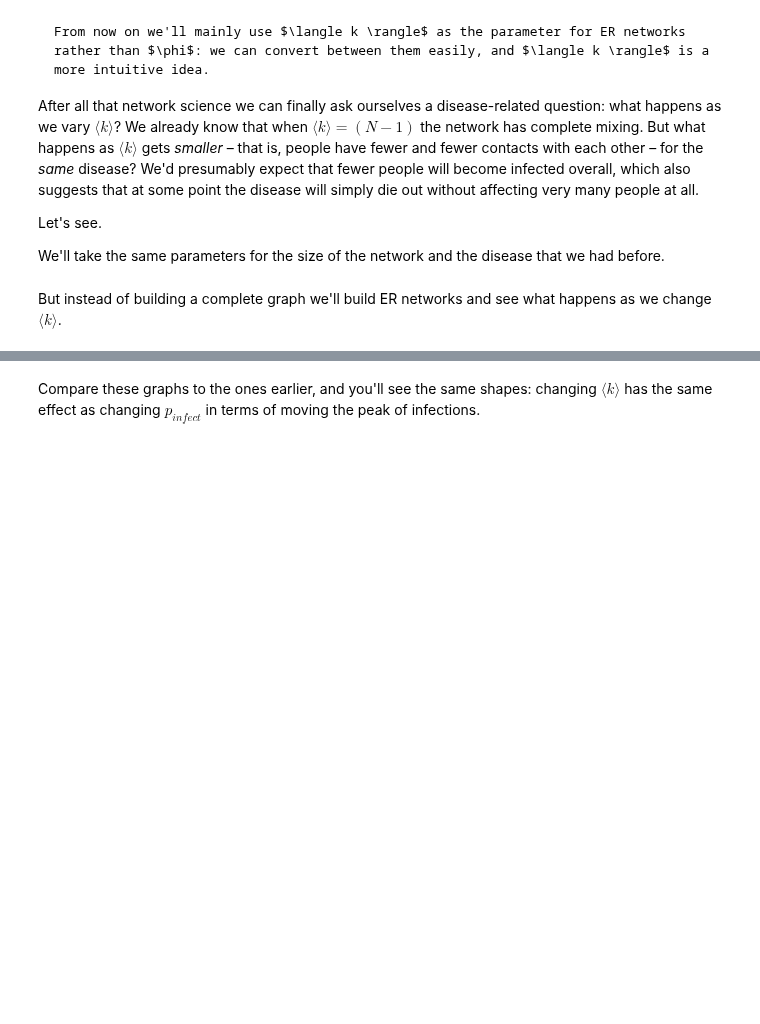
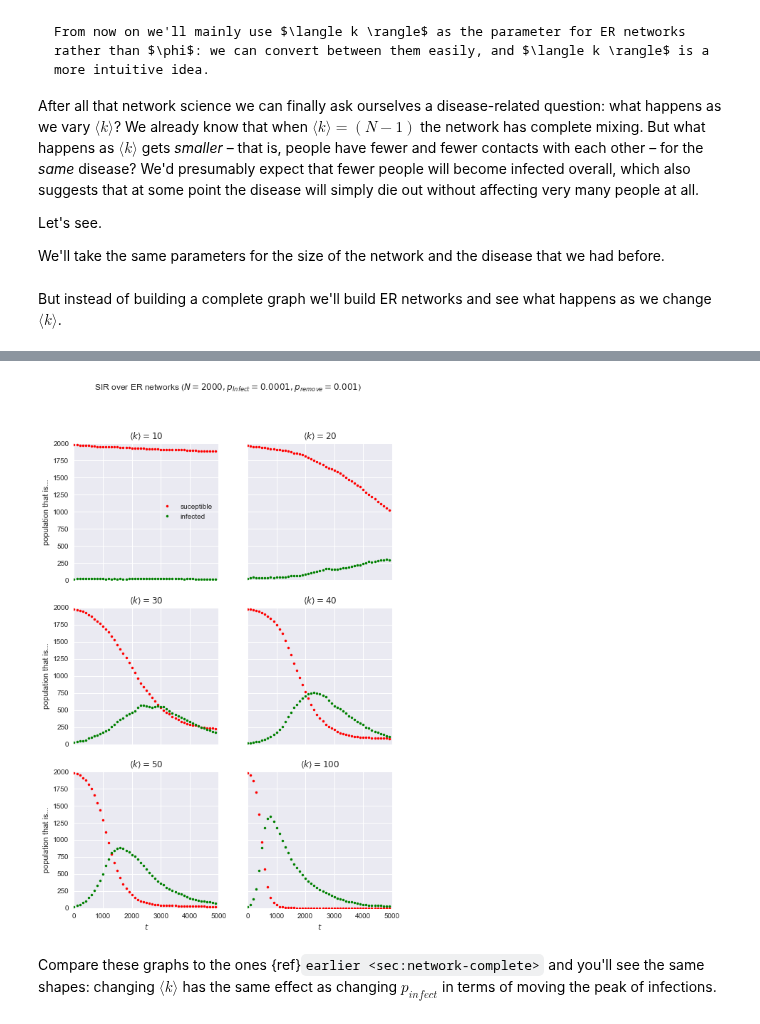
Before and after one commit to simoninireland/introduction-to-epidemics, a Jupyter notebook: src/er.ipynb, the cells around one changed output, grey strips where cells are left out. Cells and saved outputs as stored; diff of their text form; code cells hidden in the pictures; blank space fills up the shorter version.

Commit message:
Re-did graphs

```diff
--- a/src/er.ipynb
+++ b/src/er.ipynb
@@ -209,8 +209,8 @@ for (kmean, ax) in [ (10,  axs[0][0]),
 
     # run the corresponding simulation
     (sim_ts, sim_sss, sim_iss, sim_rss) = network_sir(T, g, pInfected, pInfect, pRemove)
-    ax.plot(sim_ts, sim_sss, 'rs', label='suceptible')
-    ax.plot(sim_ts, sim_iss, 'gs', label='infected')
+    ax.plot(sim_ts, sim_sss, 'r.', label='suceptible')
+    ax.plot(sim_ts, sim_iss, 'g.', label='infected')
     ax.set_title('$\\langle k \\rangle = {k}$'.format(k=kmean))
     ax.set_xlim([0, T])
     ax.set_ylim([0, N])
@@ -228,2 +227,3 @@ plt.show()
+[figure, added]
 # %% [markdown]
-Compare these graphs to the ones earlier, and you'll see the same shapes: changing $\langle k \rangle$ has the same effect as changing $p_{\mathit{infect}}$ in terms of moving the peak of infections.
+Compare these graphs to the ones {ref}`earlier <sec:network-complete>` and you'll see the same shapes: changing $\langle k \rangle$ has the same effect as changing $p_{\mathit{infect}}$ in terms of moving the peak of infections.
```
Also changed, not shown: parts of 4 cells of this notebook.
